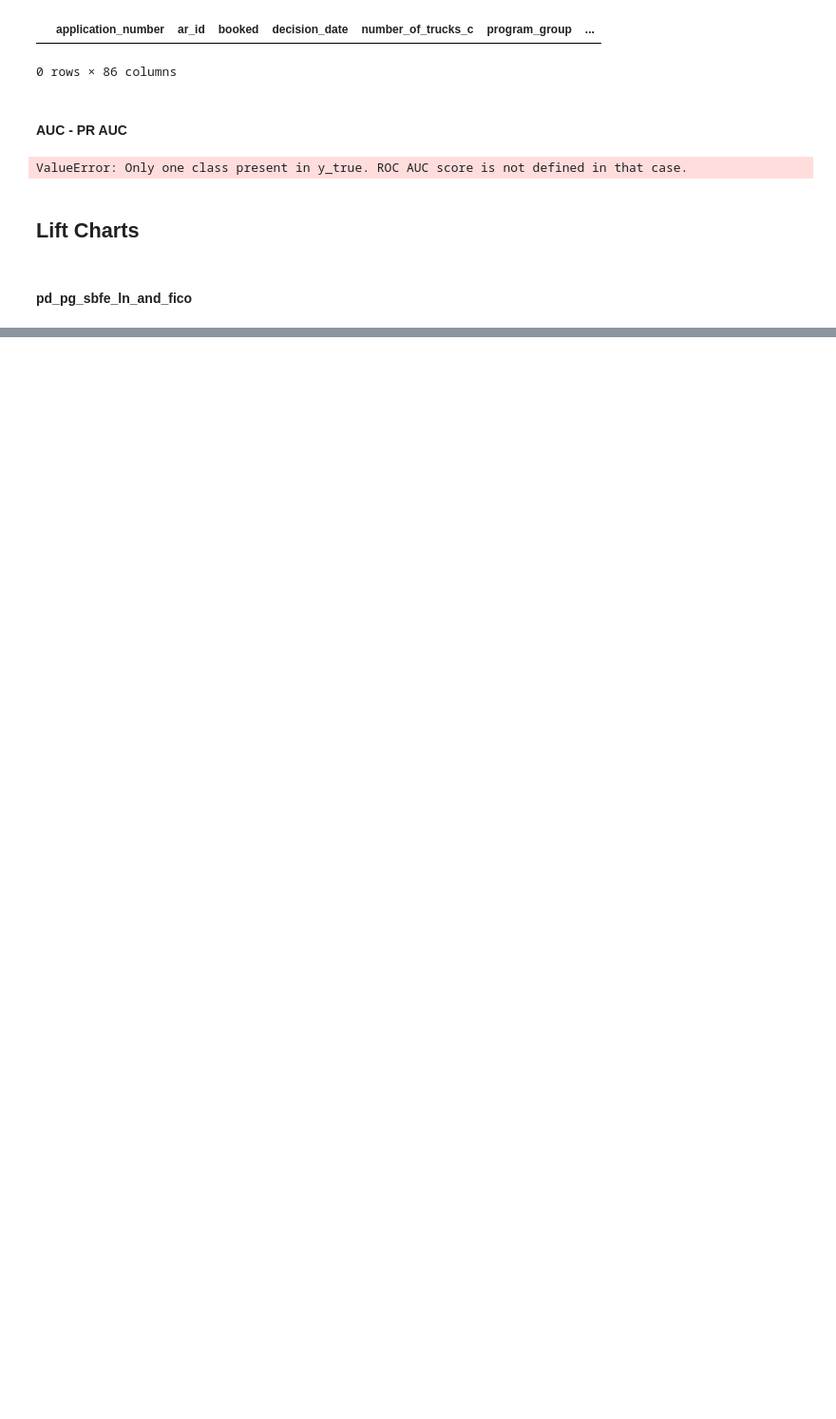
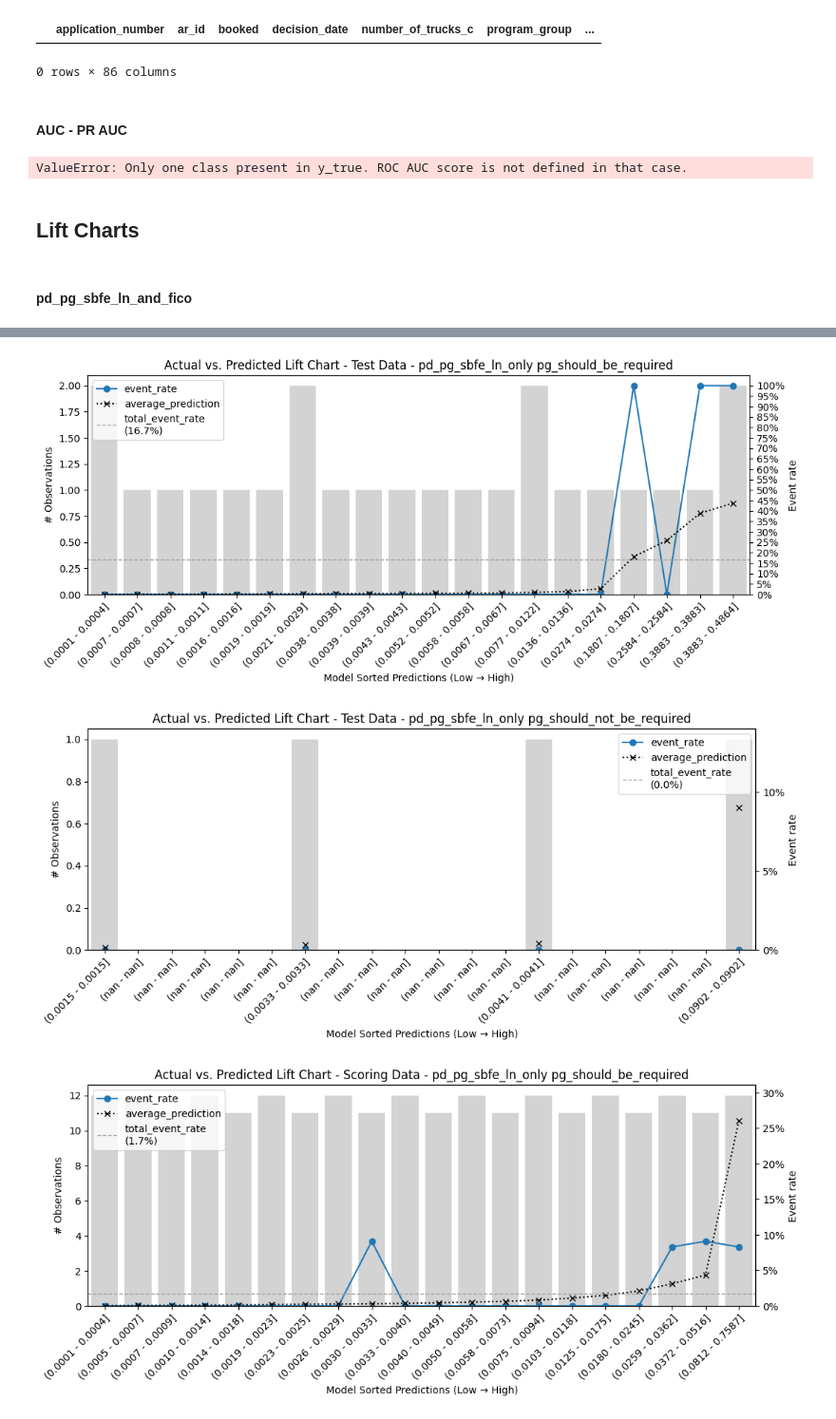
Before and after one commit to cgdonzalezr/otr_adj_model_flow_proposal, a Jupyter notebook: otr_ln_master_table/notebooks/4_otr_existing_exposure_evaluation.ipynb, the cells around one changed output, grey strips where cells are left out. Shown at 95% size. Cells and saved outputs as stored; diff of their text form; code cells hidden in the pictures; blank space fills up the shorter version.

```diff
--- a/otr_ln_master_table/notebooks/4_otr_existing_exposure_evaluation.ipynb
+++ b/otr_ln_master_table/notebooks/4_otr_existing_exposure_evaluation.ipynb
@@ -542,0 +629,41 @@ mt.lift_chart_plot('Scoring Data - pd_pg_sbfe_ln_and_fico', mt.compute_decile_ta
+# %%
+# pd_pg_sbfe_ln_only, test data and subsegment pg_should_be_required
+mt.lift_chart_plot('Test Data - pd_pg_sbfe_ln_only pg_should_be_required', mt.compute_decile_table(
+        data_test_scored[(data_test_scored['booked']) & (data_test_scored['pg_subsegment'] == 'pg_should_be_required')],
+        'pd_pg_sbfe_ln_only',
+        'is_bad',
+        20,
+        'pg_and_1_plus_sbfe_tradeline_and_fico_no_hit'
+), 'PROB_RANGE')
+
+# pd_pg_sbfe_ln_only, test data and subsegment pg_should_not_be_required
+mt.lift_chart_plot('Test Data - pd_pg_sbfe_ln_only pg_should_not_be_required', mt.compute_decile_table(
+        data_test_scored[(data_test_scored['booked']) & (data_test_scored['pg_subsegment'] == 'pg_should_not_be_required')],
+        'pd_pg_sbfe_ln_only',
+        'is_bad',
+        20,
+        'pg_and_1_plus_sbfe_tradeline_and_fico_no_hit'
+), 'PROB_RANGE')
+
+# pd_pg_sbfe_ln_only, scoring data and subsegment pg_should_be_required
+mt.lift_chart_plot('Scoring Data - pd_pg_sbfe_ln_only pg_should_be_required', mt.compute_decile_table(
+        data_scoring_scored[(data_scoring_scored['booked']) & (data_scoring_scored['pg_subsegment'] == 'pg_should_be_required')],
+        'pd_pg_sbfe_ln_only',
+        'is_bad',
+        20,
+        'pg_and_1_plus_sbfe_tradeline_and_fico_no_hit'
+), 'PROB_RANGE')
+
+
+# pd_pg_sbfe_ln_only, scoring data and subsegment pg_should_not_be_required
+mt.lift_chart_plot('Scoring Data - pd_pg_sbfe_ln_only pg_should_not_be_required', mt.compute_decile_table(
+        data_scoring_scored[(data_scoring_scored['booked']) & (data_scoring_scored['pg_subsegment'] == 'pg_should_not_be_required')],
+        'pd_pg_sbfe_ln_only',
+        'is_bad',
+        20,
+        'pg_and_1_plus_sbfe_tradeline_and_fico_no_hit'
+), 'PROB_RANGE')
+# %% [output]
+[figure, added]
+[figure, added]
+[figure, added]
```
Also changed, not shown: parts of 10 cells of this notebook, 1 other file.
